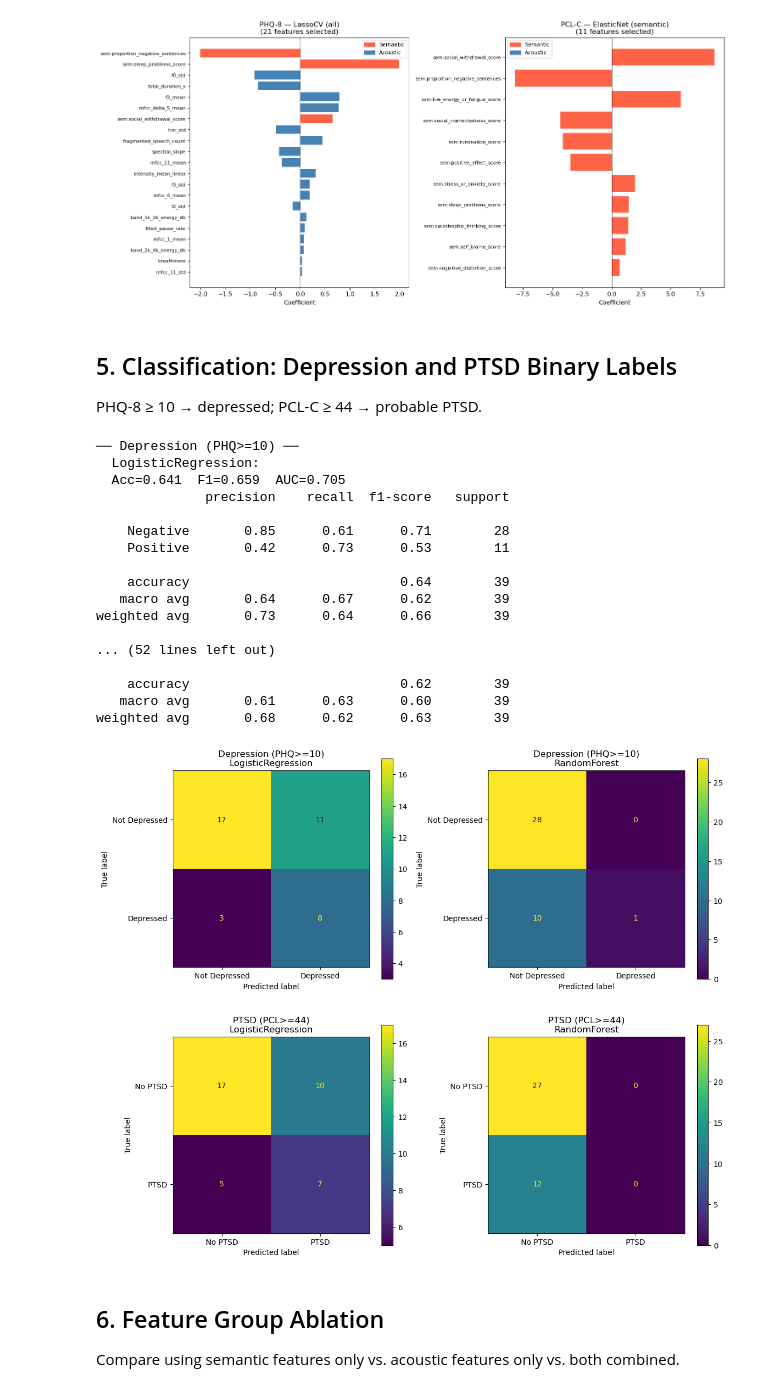
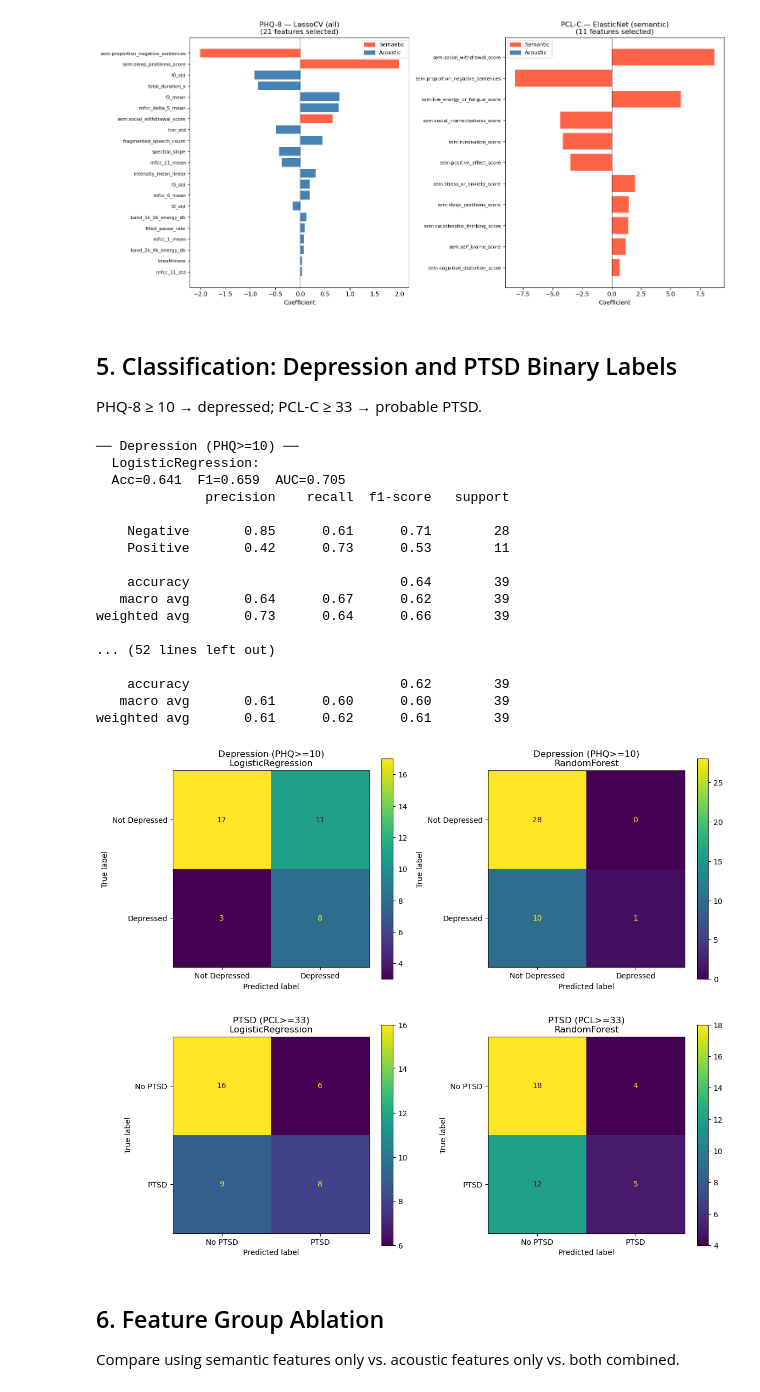
Before and after one commit to saeheeeom/MentalHealthMonitoring, a Jupyter notebook: model1_semantic_acoustic_to_phq_pcl.ipynb, the cells around one changed output. Cells and saved outputs as stored; diff of their text form; code cells hidden in the pictures.

```diff
--- a/model1_semantic_acoustic_to_phq_pcl.ipynb
+++ b/model1_semantic_acoustic_to_phq_pcl.ipynb
@@ -55,9 +55,9 @@ df['PCL_total']  = df[PCL_ITEMS].sum(axis=1)   # 17–85
 
 # Binary labels (standard clinical cutoffs)
 # PHQ-8 >= 10 = moderate/severe depression
-# PCL-C >= 44 = probable PTSD (civilian version)
+# PCL-C >= 33 = probable PTSD (civilian version)
 df['Depression_binary'] = (df['PHQ8_total'] >= 10).astype(int)
-df['PTSD_binary']       = (df['PCL_total']  >= 44).astype(int)
+df['PTSD_binary']       = (df['PCL_total']  >= 33).astype(int)
 
 print(f'Dataset: {len(df)} participants')
 print(f'Splits: {df["split"].value_counts().to_dict()}')
@@ -66,7 +66,7 @@ print('PHQ8_total:', df['PHQ8_total'].describe().round(2).to_dict())
 print('PCL_total: ', df['PCL_total'].describe().round(2).to_dict())
 print()
 print(f'Depression (PHQ>=10): {df["Depression_binary"].sum()} / {len(df)}')
-print(f'PTSD (PCL>=44):       {df["PTSD_binary"].sum()} / {len(df)}')
+print(f'PTSD (PCL>=33):       {df["PTSD_binary"].sum()} / {len(df)}')
 # %% [output]
 Dataset: 155 participants
 Splits: {'train': 116, 'dev': 39}
@@ -268,7 +268,7 @@ plt.show()
 # %% [markdown]
 ## 5. Classification: Depression and PTSD Binary Labels
 
-PHQ-8 ≥ 10 → depressed; PCL-C ≥ 44 → probable PTSD.
+PHQ-8 ≥ 10 → depressed; PCL-C ≥ 33 → probable PTSD.
 # %%
 def eval_classifier(model, X_train, y_train, X_dev, y_dev, label, feature_names):
     pipe = Pipeline([
@@ -299,7 +299,7 @@ clf_models = [
 
 clf_results = []
 for target_name, y_tr, y_dv in [('Depression (PHQ>=10)', y_dep_train, y_dep_dev),
-                                   ('PTSD (PCL>=44)',       y_ptsd_train, y_ptsd_dev)]:
+                                   ('PTSD (PCL>=33)',       y_ptsd_train, y_ptsd_dev)]:
     print(f'\n── {target_name} ──')
     for mname, model in clf_models:
         print(f'  {mname}:')
@@ -322,37 +322,37 @@ weighted avg       0.73      0.64      0.66        39
 ... (52 lines left out)
 
     accuracy                           0.62        39
-   macro avg       0.61      0.63      0.60        39
-weighted avg       0.68      0.62      0.63        39
+   macro avg       0.61      0.60      0.60        39
+weighted avg       0.61      0.62      0.61        39
 # %%
 # Confusion matrices for best classifier
 fig, axes = plt.subplots(2, 2, figsize=(12, 10))
 
 for row, (target_name, y_tr, y_dv, class_names) in enumerate([
     ('Depression (PHQ>=10)', y_dep_train, y_dep_dev, ['Not Depressed', 'Depressed']),
-    ('PTSD (PCL>=44)', y_ptsd_train, y_ptsd_dev, ['No PTSD', 'PTSD']),
+    ('PTSD (PCL>=33)', y_ptsd_train, y_ptsd_dev, ['No PTSD', 'PTSD']),
 ]):
     for col, (mname, model) in enumerate([
         ('LogisticRegression', LogisticRegression(max_iter=1000, class_weight='balanced', random_state=SEED)),
         ('RandomForest',       RandomForestClassifier(n_estimators=200, class_weight='balanced', random_state=SEED)),
     ]):
         pipe = Pipeline([
             ('imputer', SimpleImputer(strategy='median')),
             ('scaler',  StandardScaler()),
             ('clf',     model)
         ])
         pipe.fit(X_train, y_tr)
         y_pred = pipe.predict(X_dev)
         ConfusionMatrixDisplay.from_predictions(
             y_dv, y_pred, display_labels=class_names, ax=axes[row, col]
         )
         axes[row, col].set_title(f'{target_name}\n{mname}')
 
 plt.tight_layout()
 plt.savefig('confusion_matrices.png', dpi=150)
 plt.show()
 # %% [output]
-[figure, old version]
+[figure, new version]
 # %% [markdown]
 ## 6. Feature Group Ablation
 
```
Also changed, not shown: parts of 4 cells of this notebook.
